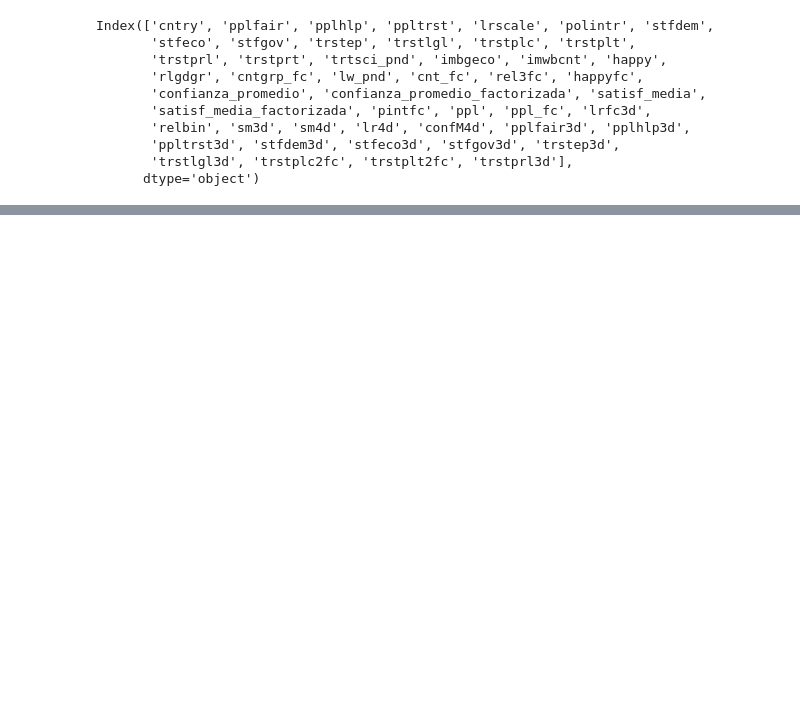
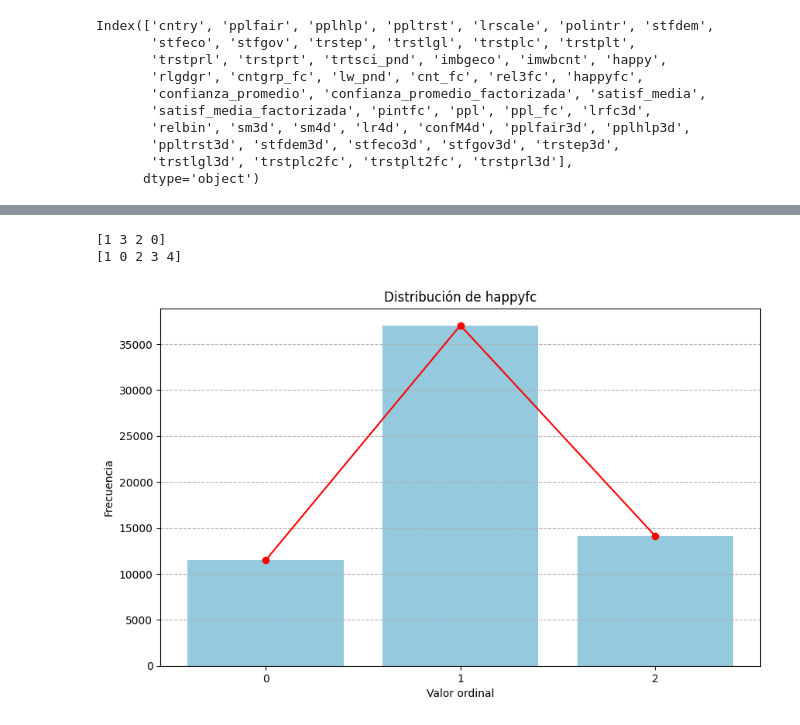
Before and after one commit to JosBerGon34/4GA.DataScience, a Jupyter notebook: src/PASO5/P5.2FeatureEngineering3.ipynb, the cells around one changed output, grey strips where cells are left out. Drawn from its saved outputs; the diff is of its cells as text; code cells hidden in the pictures; blank space fills up the shorter version.

```diff
--- a/src/PASO5/P5.2FeatureEngineering3.ipynb
+++ b/src/PASO5/P5.2FeatureEngineering3.ipynb
@@ -44,19 +45,19 @@ memory usage: 11.0 MB
 # %%
 import pandas as pd
 
-columnas_a_convertir = ['lw_pnd', 'ppl', 'happyfc', 'imbgeco', 'cntgrp_fc', 'lr4d', 'rel3fc', 'pplhlp',
+columnas_a_convertir = ['lw_pnd','lrscale','rlgdgr','happy','ppl', 'happyfc', 'imbgeco', 'cntgrp_fc', 'lr4d', 'rel3fc', 'pplhlp',
                            'pplfair', 'ppltrst', 'stfdem', 'stfeco', 'stfgov', 'imwbcnt', 'imbgeco',
                            'trstep', 'trstlgl', 'trstplc', 'trstplt', 'trstprl', 'trstprt', 'trtsci_pnd', 'polintr']
 
-# Convertir los datos de las columnas a enteros
+
 for columna in columnas_a_convertir:
     try:
-        df1[columna] = df1[columna].astype('int64')
+        df[columna] = df[columna].astype('int64')
     except ValueError as e:
         print(f"Error al convertir la columna '{columna}' a enteros: {e}")
     except KeyError as e:
         print(f"La columna '{columna}' no existe en el DataFrame: {e}")
 
 
-print(df1.dtypes)
+print(df.dtypes)
 # %% [output]
@@ -121,0 +102,12 @@ NameError: name 'df1' is not defined
+# %%
+import pandas as pd
+map01234 = {
+    1: 0,
+    2: 1,
+    3: 2,
+    4: 3,
+    5: 4,
+}
+
+df['lw_pnd'] = df['lw_pnd'].map(map01234).astype(int)
+print(df['lw_pnd'].value_counts())
@@ -121,0 +122,35 @@ NameError: name 'df1' is not defined
+# %%
+print(df['polintr'].unique())
+print(df['lw_pnd'].unique())
+# %% [output]
+[1 3 2 0]
+[1 0 2 3 4]
+# %%
+import matplotlib.pyplot as plt
+import seaborn as sns
+import pandas as pd
+
+def visdist(df, columna):
+
+
+    frecuencias = df[columna].value_counts().sort_index()
+
+
+    plt.figure(figsize=(10, 6))
+    sns.barplot(x=frecuencias.index, y=frecuencias.values, color='skyblue')
+    plt.plot(frecuencias.index, frecuencias.values, marker='o', color='red')
+
+
+    plt.xlabel('Valor ordinal')
+    plt.ylabel('Frecuencia')
+    plt.title(f'Distribución de {columna}')
+    plt.xticks(frecuencias.index)
+    plt.grid(axis='y', linestyle='--')
+
+
+    plt.show()
+
+
+visdist(df, 'happyfc')
+# %% [output]
+[figure, added]
```
Also changed, not shown: parts of 20 cells of this notebook, 2 other files.
